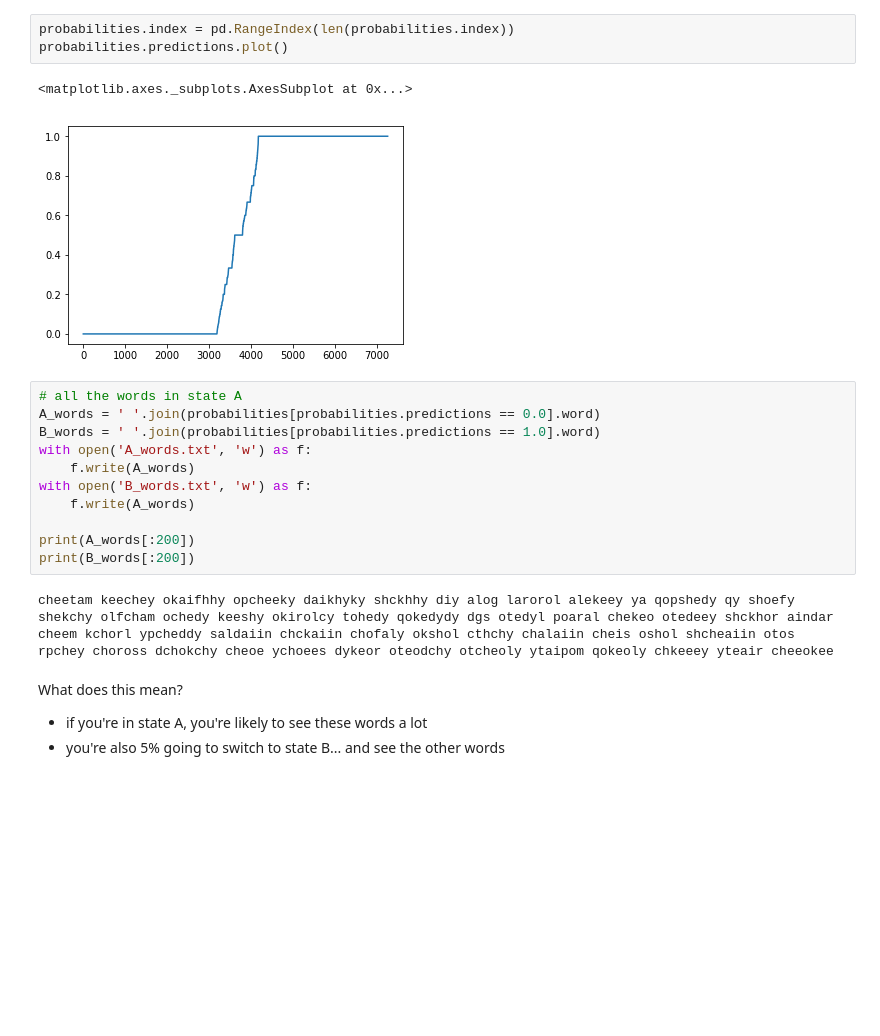
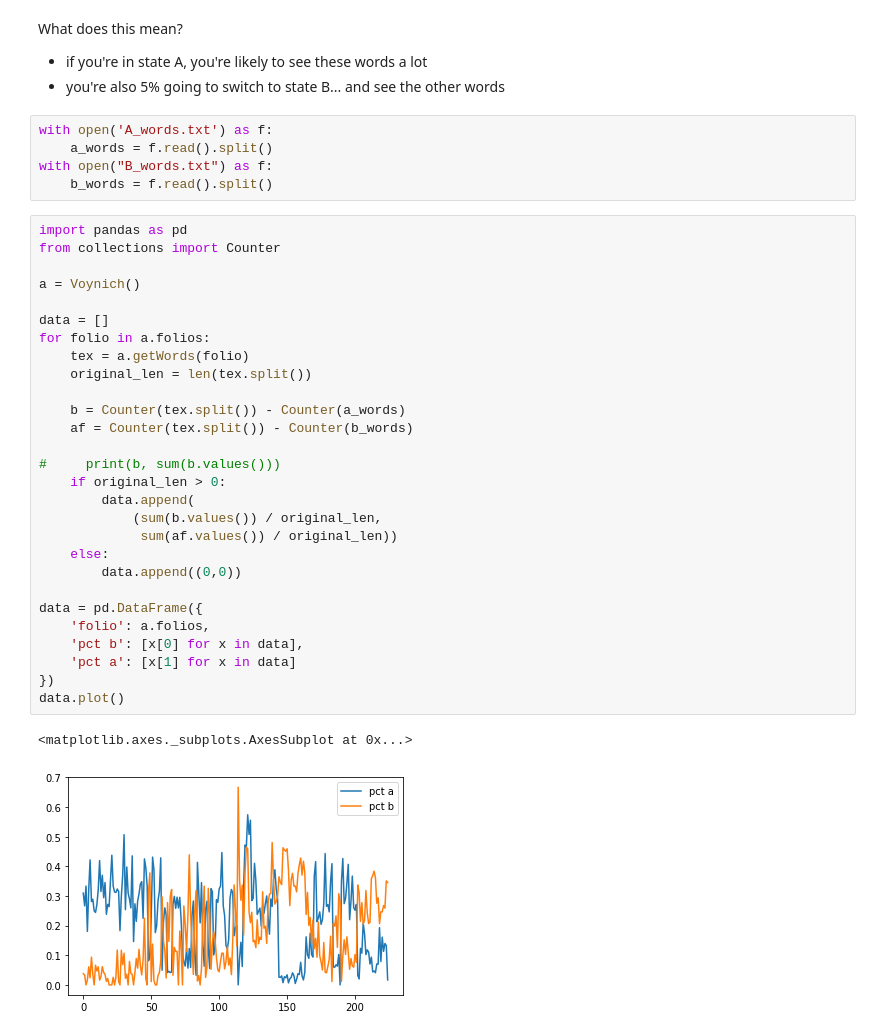
Before and after one commit to mwufi/voynich, a Jupyter notebook: 4 HMM implementation.ipynb, the cells around one changed output. Cells and saved outputs as stored; diff of their text form; blank space fills up the shorter version.

Commit message:
achieved decent separation for A and B words

```diff
--- a/4 HMM implementation.ipynb
+++ b/4 HMM implementation.ipynb
@@ -141,24 +74,40 @@ array([[0.96435589, 0.03564411],
-# %%
-probabilities.index = pd.RangeIndex(len(probabilities.index))
-probabilities.predictions.plot()
-# %% [output]
-<matplotlib.axes._subplots.AxesSubplot at 0x...>
-[figure, removed]
-# %%
-# all the words in state A
-A_words = ' '.join(probabilities[probabilities.predictions == 0.0].word)
-B_words = ' '.join(probabilities[probabilities.predictions == 1.0].word)
-with open('A_words.txt', 'w') as f:
-    f.write(A_words)
-with open('B_words.txt', 'w') as f:
-    f.write(A_words)
-
-print(A_words[:200])
-print(B_words[:200])
-# %% [output]
-cheetam keechey okaifhhy opcheeky daikhyky shckhhy diy alog larorol alekeey ya qopshedy qy shoefy shekchy olfcham ochedy keeshy okirolcy tohedy qokedydy dgs otedyl poaral chekeo otedeey shckhor aindar
-cheem kchorl ypcheddy saldaiin chckaiin chofaly okshol cthchy chalaiin cheis oshol shcheaiin otos rpchey choross dchokchy cheoe ychoees dykeor oteodchy otcheoly ytaipom qokeoly chkeeey yteair cheeokee
 # %% [markdown]
 What does this mean?
 * if you're in state A, you're likely to see these words a lot
 * you're also 5% going to switch to state B... and see the other words
+# %%
+with open('A_words.txt') as f:
+    a_words = f.read().split()
+with open("B_words.txt") as f:
+    b_words = f.read().split()
+# %%
+import pandas as pd
+from collections import Counter
+
+a = Voynich()
+
+data = []
+for folio in a.folios:
+    tex = a.getWords(folio)
+    original_len = len(tex.split())
+
+    b = Counter(tex.split()) - Counter(a_words)
+    af = Counter(tex.split()) - Counter(b_words)
+
+#     print(b, sum(b.values()))
+    if original_len > 0:
+        data.append(
+            (sum(b.values()) / original_len,
+             sum(af.values()) / original_len))
+    else:
+        data.append((0,0))
+
+data = pd.DataFrame({
+    'folio': a.folios,
+    'pct b': [x[0] for x in data],
+    'pct a': [x[1] for x in data]
+})
+data.plot()
+# %% [output]
+<matplotlib.axes._subplots.AxesSubplot at 0x...>
+[figure, added]
```
Also changed, not shown: parts of 11 cells of this notebook, 2 other files.
